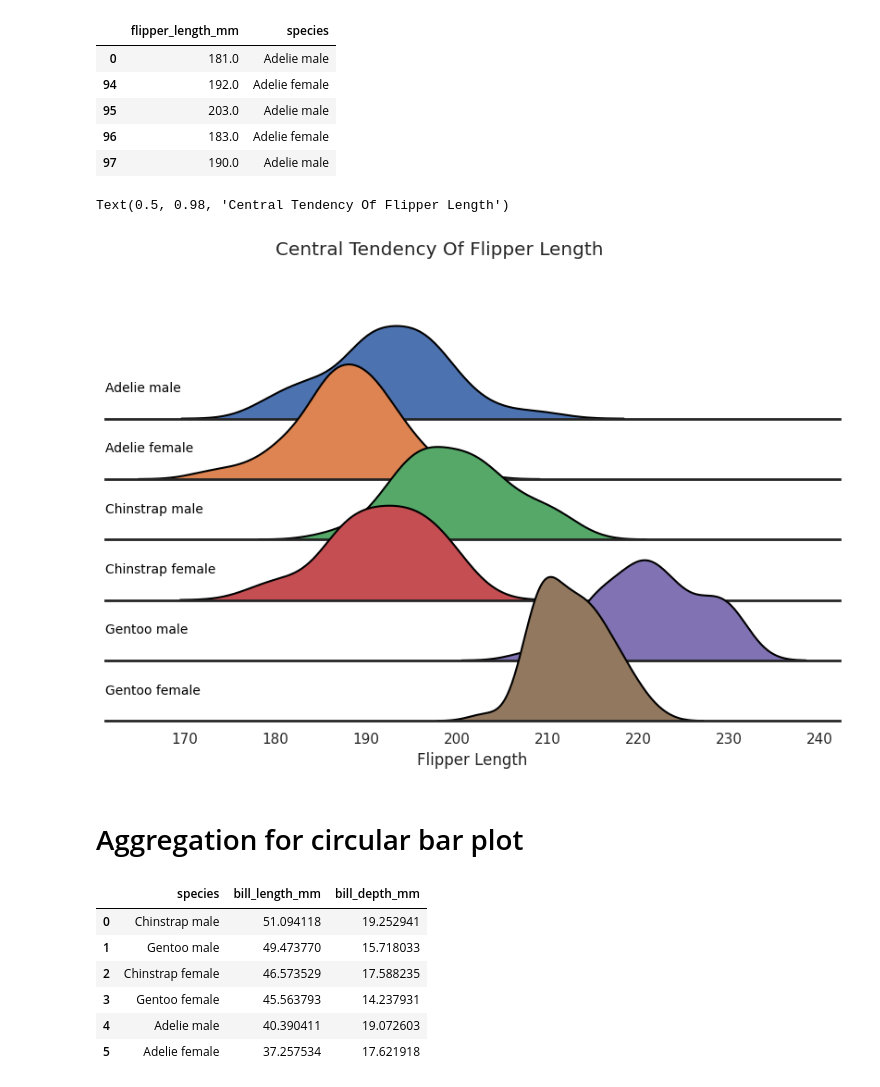
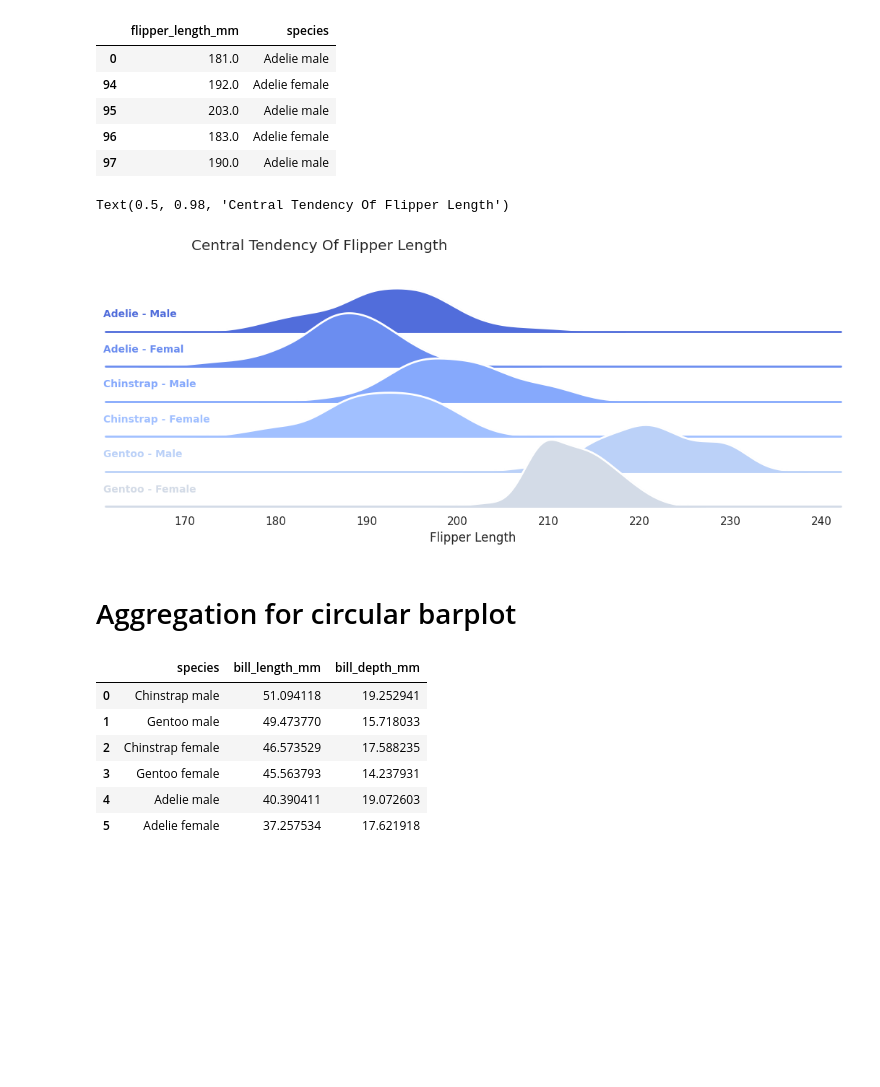
Before and after one commit to tanchu-git/penguins-python-visualization, a Jupyter notebook: penguins_visualization.ipynb, the cells around one changed output. Cells and saved outputs as stored; diff of their text form; code cells hidden in the pictures; blank space fills up the shorter version.

```diff
--- a/penguins_visualization.ipynb
+++ b/penguins_visualization.ipynb
@@ -68,37 +68,58 @@ See the caveats in the documentation: https://pandas.pydata.org/pandas-docs/stab
 | 95 | 203.0 | Adelie male |
 | 96 | 183.0 | Adelie female |
 | 97 | 190.0 | Adelie male |
+# %%
+label_dict = {1: 'Adelie - Male',
+              2: 'Adelie - Femal',
+              3: 'Chinstrap - Male',
+              4: 'Chinstrap - Female',
+              5: 'Gentoo - Male',
+              6: 'Gentoo - Female'}
 # %%
 # FacetGrid to create a plot for each category
 sns.set_theme(style="white", rc={"axes.facecolor": (0, 0, 0, 0), 'axes.linewidth':2})
-palette = sns.color_palette("Set2", 12)
+
+# Generate a color palette with Seaborn.color_palette()
+pal = sns.color_palette(palette='coolwarm', n_colors=12)
 
 # Making the charts broader and shorter
-g = sns.FacetGrid(penguins_df, row='species', hue="species", aspect=9, height=1)
+# sns.FacetGrid class, the 'hue' argument is the one that will be represented by colors with 'palette'
+ridge = sns.FacetGrid(penguins_df, row='species', hue="species", aspect=15, height=.75, palette=pal)
 
 # map_dataframe - to format all the subplots
-g.map_dataframe(sns.kdeplot, x='flipper_length_mm', fill=True, alpha=1)
-g.map_dataframe(sns.kdeplot, x='flipper_length_mm', color='black')
+ridge.map_dataframe(sns.kdeplot, x='flipper_length_mm', bw_adjust=1, clip_on=False, fill=True, alpha=1, linewidth=1.5)
+
+# Add a white line that represents the contour of each kdeplot
+ridge.map_dataframe(sns.kdeplot, 'flipper_length_mm', bw_adjust=1, clip_on=False, color="w", lw=2)
+
+# Add a horizontal line for each plot
+ridge.map_dataframe(plt.axhline, y=0, lw=2, clip_on=False)
 
 # Y and X label formatting
 def label(x, color, label):
     ax = plt.gca()
     ax.text(0, .2, label, color='black', fontsize=10,
             ha="left", va="center", transform=ax.transAxes)
 
-g.map(label, "species")
-g.set_titles("")
-g.set(yticks=[], ylabel="", xlabel="Flipper Length")
-g.despine( left=True)
+# Loop over the FacetGrid figure axes (g.axes.flat) and add the "values" from label_dict as text with the right color
+# ax.lines[-1].get_color() enables access the last line's color in each matplotlib.Axes
+for i, ax in enumerate(ridge.axes.flat):
+    ax.text(161, 0.02, label_dict[i+1],
+            fontweight='bold', fontsize=10,
+            color=ax.lines[-1].get_color())
 
-# subplots_adjust to control the height space between the plots.
-g.fig.subplots_adjust(hspace=-.6)
-plt.suptitle('Central Tendency Of Flipper Length')
+ridge.set_titles("")
+ridge.set(yticks=[], ylabel="", xlabel="Flipper Length")
+ridge.despine(bottom=True, left=True)
+
+# subplots_adjust to control the height space between the subplots.
+ridge.fig.subplots_adjust(hspace=-.5)
+plt.suptitle('Central Tendency Of Flipper Length', ha='right')
 # %% [output]
 Text(0.5, 0.98, 'Central Tendency Of Flipper Length')
-[figure, old version]
+[figure, new version]
 # %% [markdown]
-# Aggregation for circular bar plot
+# Aggregation for circular barplot
 # %%
 bill_df = penguins.groupby(['species', 'sex'], as_index=False).agg({'bill_length_mm': 'mean', 'bill_depth_mm': 'mean'}, ascending=False).sort_values("bill_length_mm", ascending=False).reset_index(drop=True)
 bill_df['species'] = bill_df.agg(lambda x: f"{x['species']} {x['sex']}", axis=1)
```
Also changed, not shown: parts of 2 cells of this notebook.
